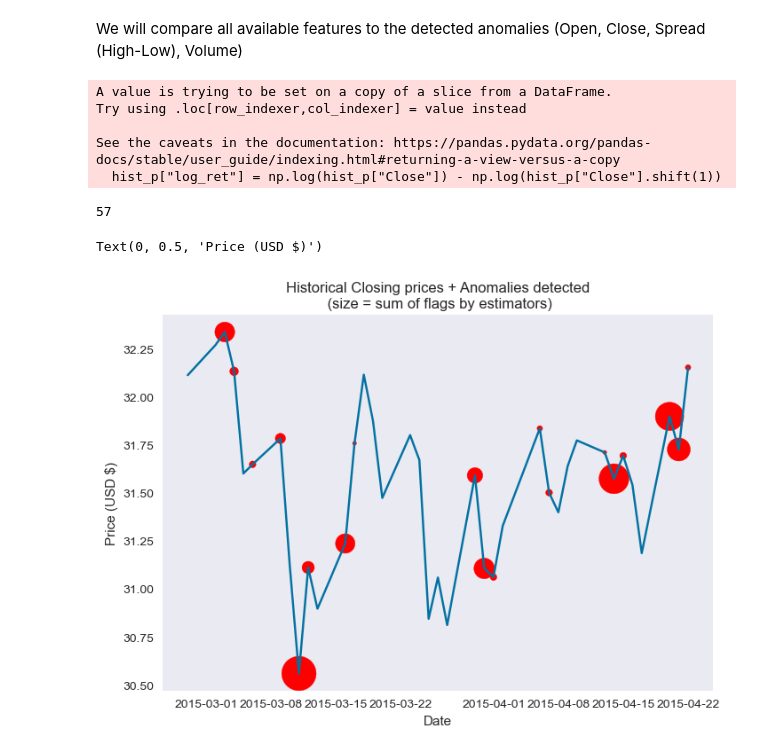
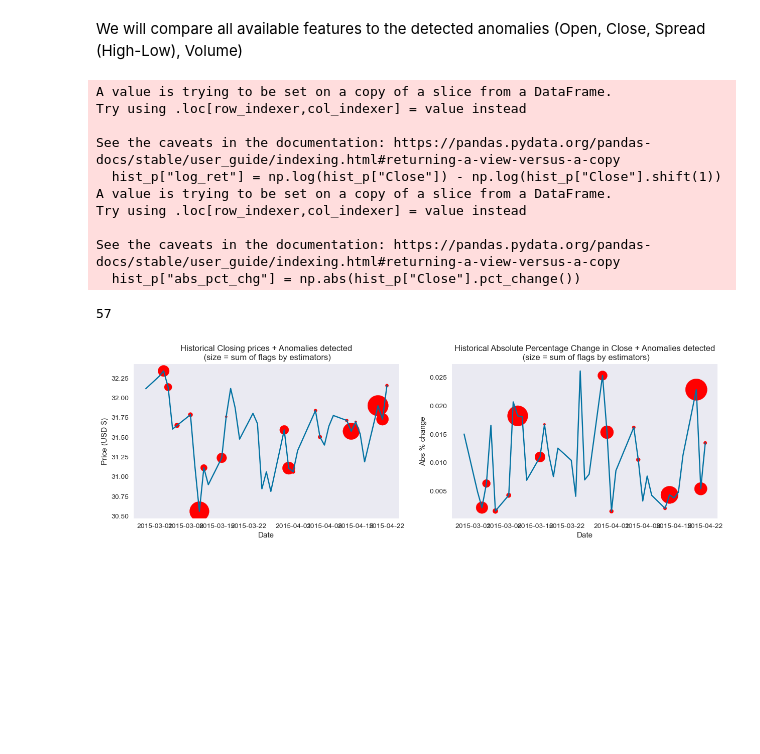
Before and after one commit to marci-nemeth/ML-Notebooks, a Jupyter notebook: 5-TimeSeries/NumentaAnomalyBenchmark.ipynb, the cells around one changed output. Saved outputs shown, nothing was run; the diff lists cells and outputs as text; code cells hidden in the pictures; blank space fills up the shorter version.

```diff
--- a/5-TimeSeries/NumentaAnomalyBenchmark.ipynb
+++ b/5-TimeSeries/NumentaAnomalyBenchmark.ipynb
@@ -95,7 +111,7 @@ def plot_csv(path,nrows,ncols):
 path = "data//realTweets//realTweets//"
 
 for i,f in enumerate(os.listdir(path)[:NO_OF_PLOTS_SHOWN]):
-    fig,ax = plt.subplots(1,2,figsize=(15,5))
+    fig,ax = plt.subplots(1,3,figsize=(15,5))
     df = pd.read_csv(path+f)
     print()
     df["hr_avg"] = df['value'].rolling(window=60).mean()
@@ -108,3 +124,8 @@ for i,f in enumerate(os.listdir(path)[:NO_OF_PLOTS_SHOWN]):
     #ax[1].title(f.split("_")[2][:-4])
     ax[1].set_xlabel("Time (1hr)")
     ax[1].set_ylabel("Mentions")
+
+    ax[2].plot(np.log(np.abs(df["value"]+0.001)))
+    ax[2].set_title("Log mentions")
+    ax[2].set_xlabel("Time (5 min)")
+    ax[2].set_ylabel("log(Mentions)")
@@ -116,6 +144,7 @@ path = "data//realTweets//realTweets//"
 for i,f in enumerate(os.listdir(path)[:NO_OF_PLOTS_SHOWN]):
     fig,ax = plt.subplots(1,2,figsize=(15,5))
     df = pd.read_csv(path+f)
+    df["value"] = np.log(np.abs(df["value"]+0.001))
     df["timestamp"] = pd.to_datetime(df["timestamp"])
     df["day_of_week"] = df["timestamp"].dt.weekday
     df["week_of_year"] =  df["timestamp"].dt.isocalendar().week
@@ -155,9 +193,10 @@ for i in range(0,len(os.listdir(path)[:NO_OF_PLOTS_SHOWN])-1,2):
         try:
             df1 = pd.read_csv(path+os.listdir(path)[i])
             df2 = pd.read_csv(path+os.listdir(path)[i+1])
+            df1["value"] = np.log(np.abs(df1["value"]+0.001))
+            df2["value"] = np.log(np.abs(df2["value"]+0.001))
+            fig,ax = plt.subplots(1,2,figsize=(15,5))
 
-            fig,ax = plt.subplots(1,2,figsize=(15,5))
-            df = pd.read_csv(path+f)
             tsaplots.plot_acf(df1["value"], lags=500,ax=ax[0])
             tsaplots.plot_acf(df2["value"], lags=500,ax=ax[1])
             ax[0].set_title(os.listdir(path)[i].split("_")[2][:-4])
@@ -405,12 +496,18 @@ We will compare all available features to the detected anomalies (Open, Close, S
 hist_p["spread"] = hist_p["High"]-hist_p["Low"]
 hist_p = hist_p[["Open","Close","spread","Volume"]]
 hist_p["log_ret"] = np.log(hist_p["Close"]) - np.log(hist_p["Close"].shift(1))
+hist_p["abs_pct_chg"] = np.abs(hist_p["Close"].pct_change())
 # %% [output]
 A value is trying to be set on a copy of a slice from a DataFrame.
 Try using .loc[row_indexer,col_indexer] = value instead
 
 See the caveats in the documentation: https://pandas.pydata.org/pandas-docs/stable/user_guide/indexing.html#returning-a-view-versus-a-copy
   hist_p["log_ret"] = np.log(hist_p["Close"]) - np.log(hist_p["Close"].shift(1))
+A value is trying to be set on a copy of a slice from a DataFrame.
+Try using .loc[row_indexer,col_indexer] = value instead
+
+See the caveats in the documentation: https://pandas.pydata.org/pandas-docs/stable/user_guide/indexing.html#returning-a-view-versus-a-copy
+  hist_p["abs_pct_chg"] = np.abs(hist_p["Close"].pct_change())
 # %%
 daily_df = df[["timestamp","a_dist","a_db","a_if"]].copy()
 daily_df['date'] = df["timestamp"].apply(lambda x: x.date())
@@ -425,15 +522,26 @@ hist_p.index = hist_p.index.date
 merged_df = pd.concat([hist_p,daily_df.groupby("date").sum()],axis=1).dropna()
 merged_df["a_sum"] = merged_df.apply(lambda x: np.abs(x["a_dist"]) + np.abs(x["a_db"]) + np.abs(x["a_if"]),axis=1)
 # %%
-a = merged_df.loc[merged_df['a_sum'] != 0, ['Close',"a_sum"]]
+a = merged_df.loc[merged_df['a_sum'] != 0, ['Close',"a_sum","abs_pct_chg"]]
 
-plt.plot(merged_df["Close"])
-plt.scatter(a.index,a["Close"],s=a["a_sum"]*10,color="red")
-plt.title("Historical Closing prices + Anomalies detected\n (size = sum of flags by estimators)")
-plt.xlabel("Date")
-plt.ylabel("Price (USD $)")
+
+
+
+fig, axes = plt.subplots(1,2,figsize=(15,4))
+
+axes[0].plot(merged_df["Close"])
+axes[0].scatter(a.index,a["Close"],s=a["a_sum"]*10,color="red")
+axes[0].set_title("Historical Closing prices + Anomalies detected\n (size = sum of flags by estimators)")
+axes[0].set_xlabel("Date")
+axes[0].set_ylabel("Price (USD $)")
+
+axes[1].plot(merged_df["abs_pct_chg"])
+axes[1].scatter(a.index,a["abs_pct_chg"],s=a["a_sum"]*11,color="red")
+axes[1].set_title("Historical Absolute Percentage Change in Close + Anomalies detected\n (size = sum of flags by estimators)")
+axes[1].set_xlabel("Date")
+axes[1].set_ylabel("Abs % change")
+plt.show()
 # %% [output]
-Text(0, 0.5, 'Price (USD $)')
-[figure, old version]
+[figure, new version]
 # %%
 corr_mat = merged_df.corr()
```
Also changed, not shown: parts of 39 cells of this notebook.
